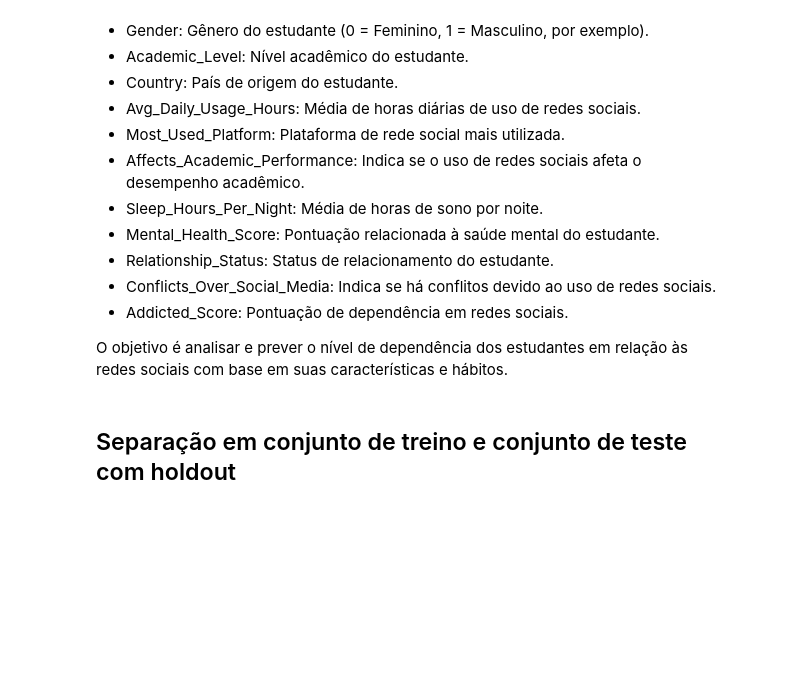
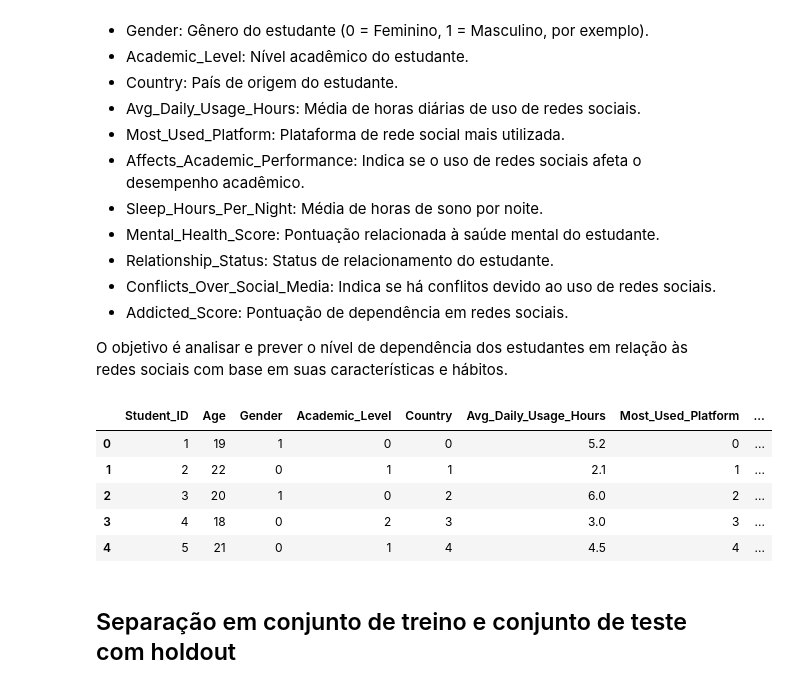
Before and after one commit to leoromariz/Projetinho, a Jupyter notebook: backend/MachineLearning/notebooks/Addiction_Classification.ipynb, the cells around one changed output. Drawn from its saved outputs; the diff is of its cells as text; code cells hidden in the pictures; blank space fills up the shorter version.

```diff
--- a/backend/MachineLearning/notebooks/Addiction_Classification.ipynb
+++ b/backend/MachineLearning/notebooks/Addiction_Classification.ipynb
@@ -57,13 +55,20 @@ Descrição de Cada Coluna
 O objetivo é analisar e prever o nível de dependência dos estudantes em relação às redes sociais com base em suas características e hábitos.
 # %%
 # Informa a URL de importação do dataset
-url = r"backend\MachineLearning\data\students_social_media_addiction_processed.csv"
+url = r"..\data\students_social_media_addiction_processed.csv"
 
 # Lê o arquivo
 dataset = pd.read_csv(url, delimiter=',')
 
 # Mostra as primeiras linhas do dataset
 dataset.head()
+# %% [output]
+|  | Student_ID | Age | Gender | Academic_Level | Country | Avg_Daily_Usage_Hours | Most_Used_Platform | ... |
+| 0 | 1 | 19 | 1 | 0 | 0 | 5.2 | 0 | ... |
+| 1 | 2 | 22 | 0 | 1 | 1 | 2.1 | 1 | ... |
+| 2 | 3 | 20 | 1 | 0 | 2 | 6.0 | 2 | ... |
+| 3 | 4 | 18 | 0 | 2 | 3 | 3.0 | 3 | ... |
+| 4 | 5 | 21 | 0 | 1 | 4 | 4.5 | 4 | ... |
 # %%
 dataset.info()
 # %% [markdown]
```
Also changed, not shown: parts of 8 cells of this notebook, 10 other files.
